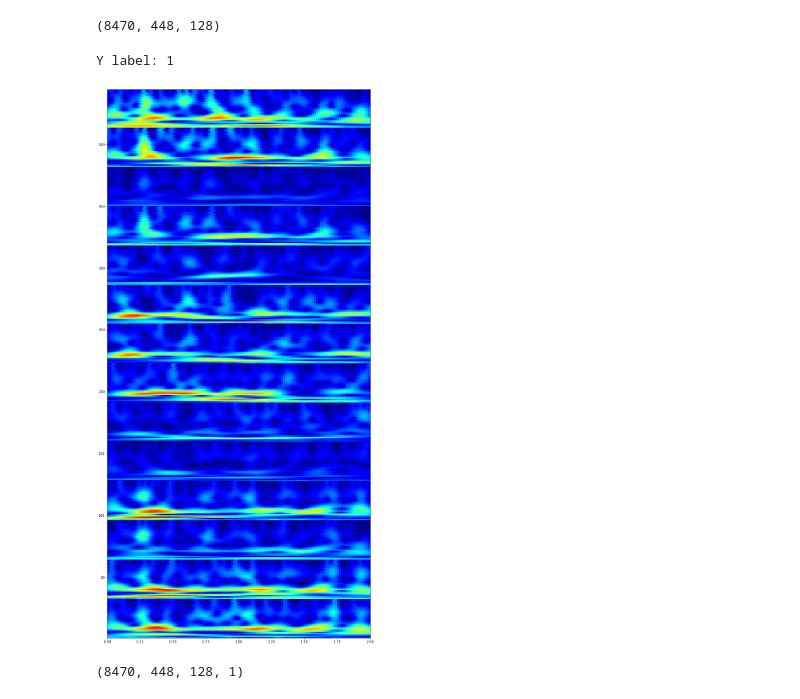
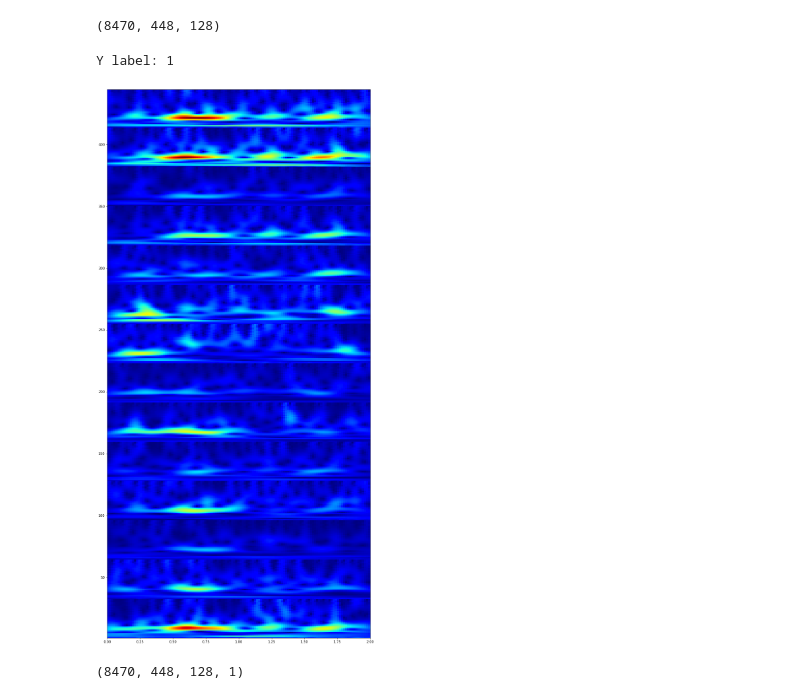
Before and after one commit to Koda98/CSE247-project, a Jupyter notebook: CNN_2D.ipynb, the cells around one changed output. Drawn from its saved outputs; the diff is of its cells as text; code cells hidden in the pictures.

Commit message:
updated plot_scalogram function and visualized more kernels

```diff
--- a/CNN_2D.ipynb
+++ b/CNN_2D.ipynb
@@ -29,8 +29,8 @@ IDD = np.load(os.path.join(data_path, "IDD_rest.npy"))
 TDC = np.load(os.path.join(data_path, "TDC_rest.npy"))
 
 # MUSIC
-# IDD = np.load(os.path.join(data_path, "IDD_music.npy"))
-# TDC = np.load(os.path.join(data_path, "TDC_music.npy"))
+IDD = np.load(os.path.join(data_path, "IDD_music.npy"))
+TDC = np.load(os.path.join(data_path, "TDC_music.npy"))
 
 X = np.concatenate((TDC, IDD))
 Y = [0]*len(TDC) + [1]*len(IDD)
@@ -86,7 +86,7 @@ X_scalogram.shape
 # %% [output]
 (8470, 448, 128)
 # %%
-def plot_scalograms(data, sample_index, N=128, hz=64, T=2, ts=0, w=4.):
+def plot_scalograms(data, labels, sample_index, N=128, hz=64, T=2, ts=0, w=4.):
     """
     :param N: signal sampling rate
     :param hz: downsampled sampling rate
@@ -100,16 +100,16 @@ def plot_scalograms(data, sample_index, N=128, hz=64, T=2, ts=0, w=4.):
 
     freq = np.linspace(1, (14 * (fs / 2)), (14 * int(hz / 2)))
 
-    print("Y label:", Y[sample_index])
+    print("Y label:", labels[sample_index])
 
     plt.rcParams['figure.figsize'] = 14, 30
     im = plt.pcolormesh(t, freq, np.abs(data[sample_index]), cmap = 'jet') # 'viridis'
     plt.show()
 # %%
-plot_scalograms(X_scalogram, 5000)
+plot_scalograms(X_scalogram, Y, 5000)
 # %% [output]
 Y label: 1
-[figure, old version]
+[figure, new version]
 # %%
 # reshape data
 X_scalogram_shaped = X_scalogram.reshape(X_scalogram.shape[0], X_scalogram.shape[1], X_scalogram.shape[2], 1)
```
Also changed, not shown: parts of 25 cells of this notebook.
